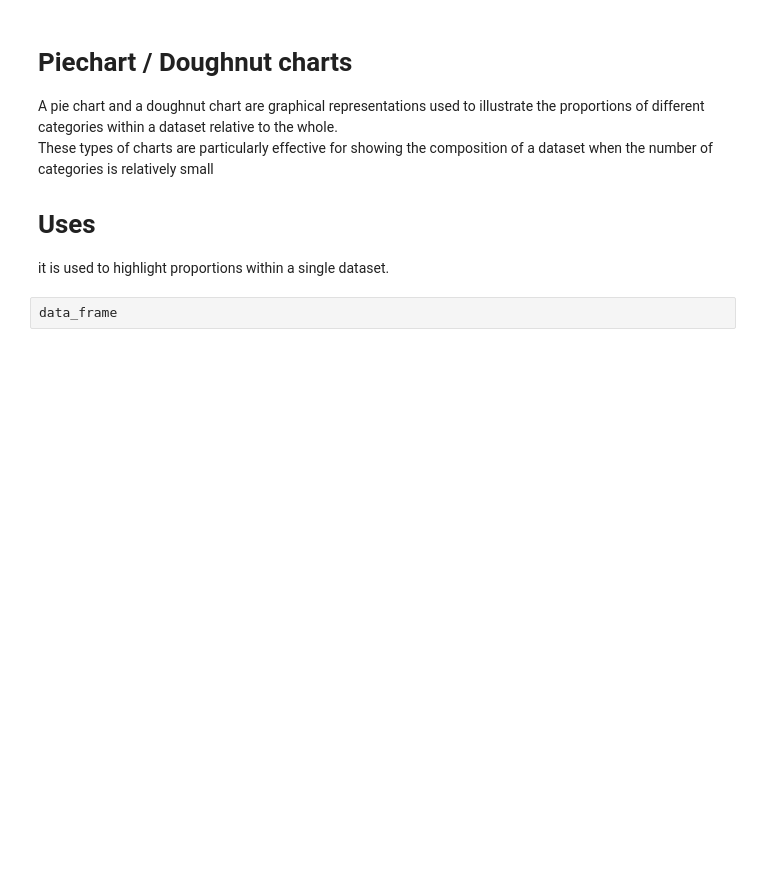
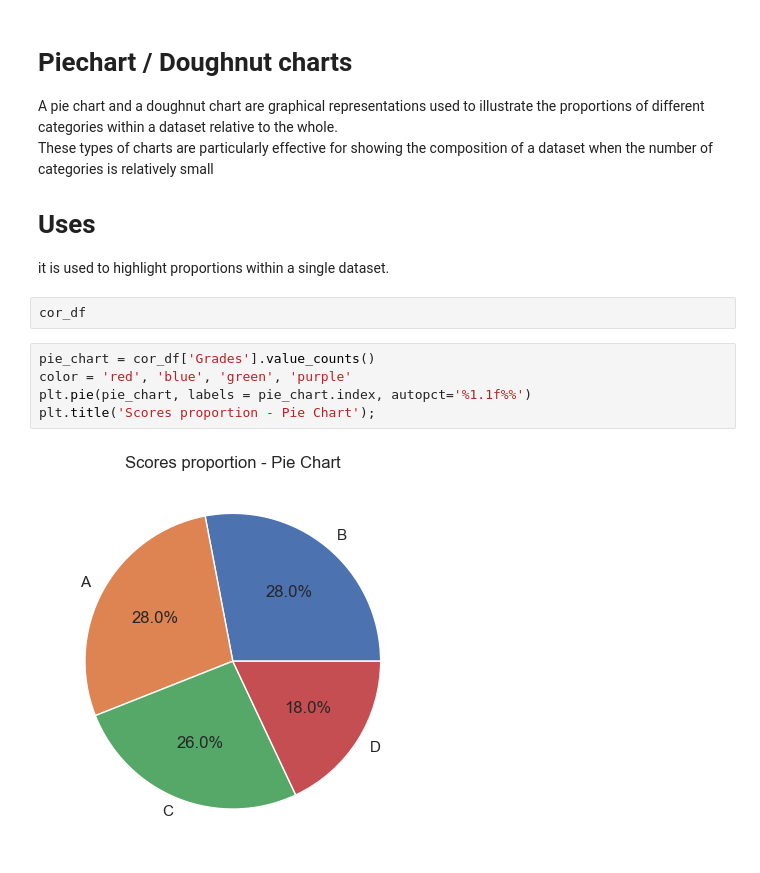
Before and after one commit to ANIEKWECHIDERA/Python-basics-workbook, a Jupyter notebook: Python for Data Analytics (Matplotlib & Seaborn)lesson.ipynb, the cells around one changed output. Saved outputs shown, nothing was run; the diff lists cells and outputs as text; blank space fills up the shorter version.

```diff
--- a/Python for Data Analytics (Matplotlib & Seaborn)lesson.ipynb
+++ b/Python for Data Analytics (Matplotlib & Seaborn)lesson.ipynb
@@ -520,5 +539,12 @@ A pie chart and a doughnut chart are graphical representations used to illustrat
  # Uses
 
 it is used to highlight proportions within a single dataset.
-# %%
-data_frame
+# %%
+cor_df
+# %%
+pie_chart = cor_df['Grades'].value_counts()
+color = 'red', 'blue', 'green', 'purple'
+plt.pie(pie_chart, labels = pie_chart.index, autopct='%1.1f%%')
+plt.title('Scores proportion - Pie Chart');
+# %% [output]
+[figure, added]
```
Also changed, not shown: parts of 12 cells of this notebook.
